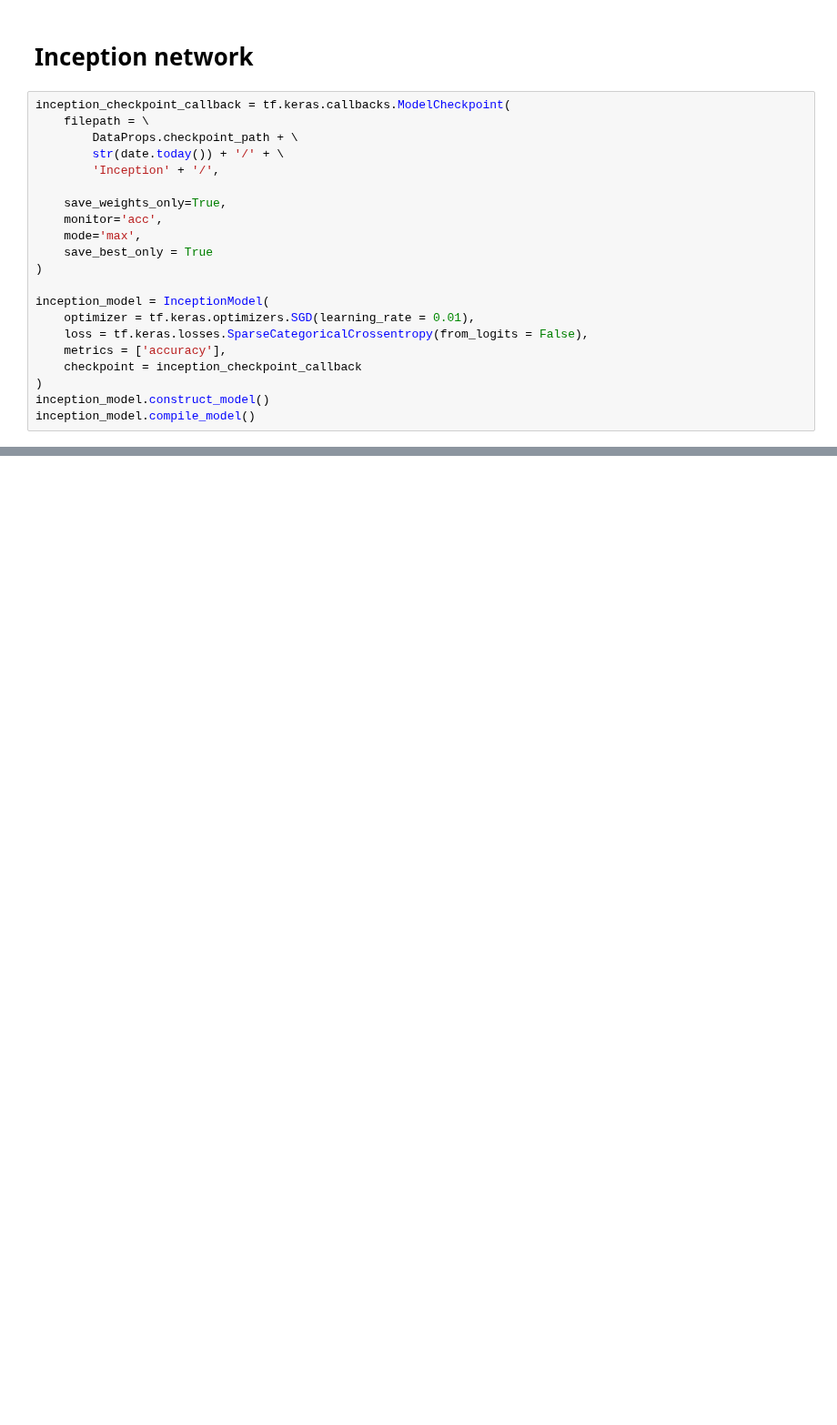
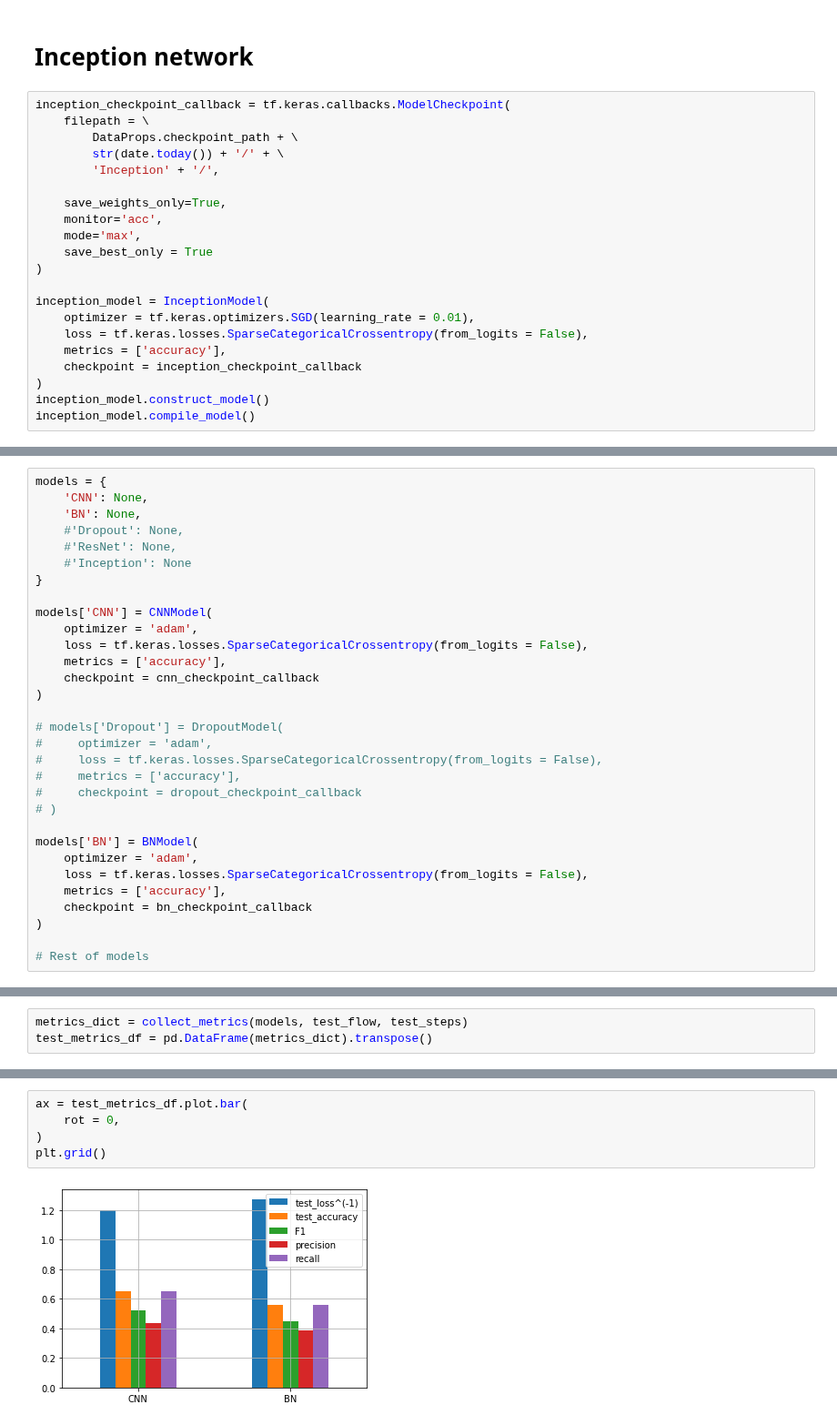
Before and after one commit to PashaIanko/Covid19Classifier, a Jupyter notebook: main.ipynb, the cells around one changed output, grey strips where cells are left out. Shown at 91% size. Cells and saved outputs as stored; diff of their text form; blank space fills up the shorter version.

```diff
--- a/main.ipynb
+++ b/main.ipynb
@@ -705,0 +589,31 @@ Epoch 3/3
+# %%
+models = {
+    'CNN': None,
+    'BN': None,
+    #'Dropout': None,
+    #'ResNet': None,
+    #'Inception': None
+}
+
+models['CNN'] = CNNModel(
+    optimizer = 'adam',
+    loss = tf.keras.losses.SparseCategoricalCrossentropy(from_logits = False),
+    metrics = ['accuracy'],
+    checkpoint = cnn_checkpoint_callback
+)
+
+# models['Dropout'] = DropoutModel(
+#     optimizer = 'adam',
+#     loss = tf.keras.losses.SparseCategoricalCrossentropy(from_logits = False),
+#     metrics = ['accuracy'],
+#     checkpoint = dropout_checkpoint_callback
+# )
+
+models['BN'] = BNModel(
+    optimizer = 'adam',
+    loss = tf.keras.losses.SparseCategoricalCrossentropy(from_logits = False),
+    metrics = ['accuracy'],
+    checkpoint = bn_checkpoint_callback
+)
+
+# Rest of models
@@ -705,0 +627,3 @@ Epoch 3/3
+# %%
+metrics_dict = collect_metrics(models, test_flow, test_steps)
+test_metrics_df = pd.DataFrame(metrics_dict).transpose()
@@ -705,0 +639,7 @@ Epoch 3/3
+# %%
+ax = test_metrics_df.plot.bar(
+    rot = 0,
+)
+plt.grid()
+# %% [output]
+[figure, added]
```
Also changed, not shown: parts of 56 cells of this notebook.
